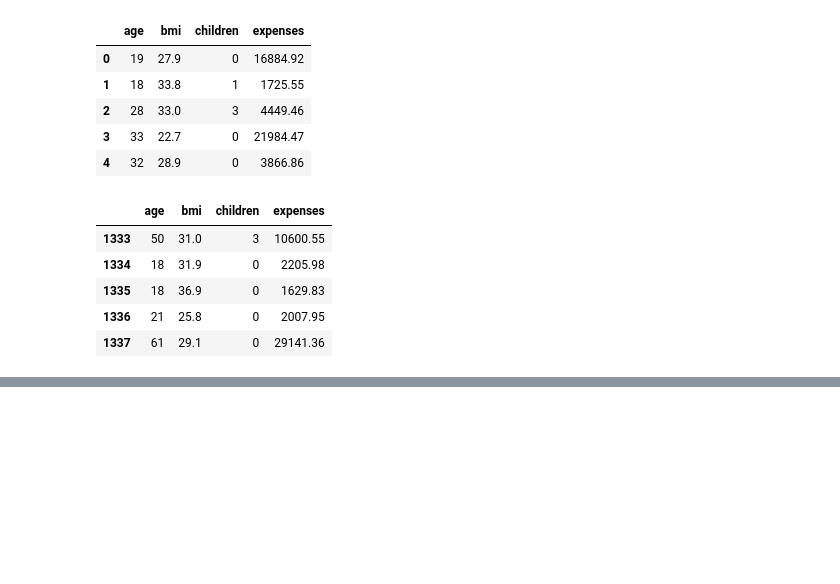
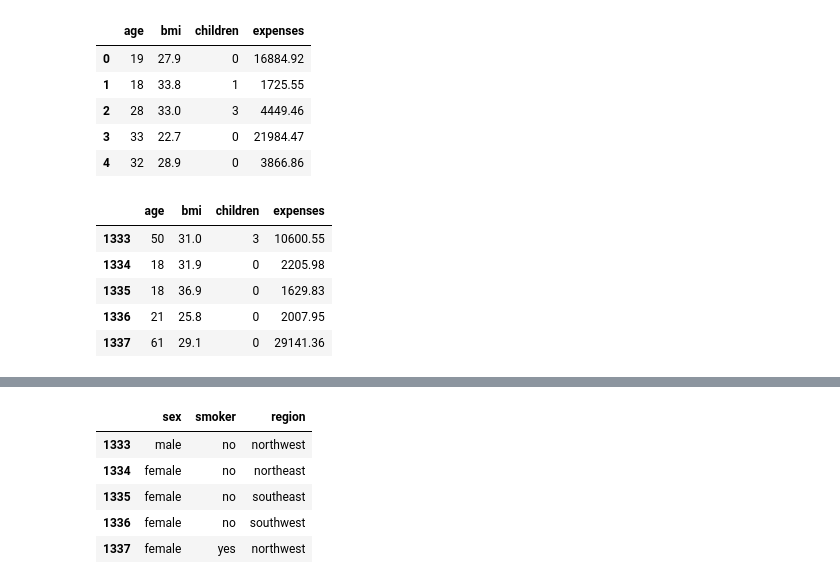
Before and after one commit to iamaakashpal/Insurance-Premium-Prediction, a Jupyter notebook: jupyter_notebook/EDA.ipynb, the cells around one changed output, grey strips where cells are left out. Cells and saved outputs as stored; diff of their text form; code cells hidden in the pictures; blank space fills up the shorter version.

```diff
--- a/jupyter_notebook/EDA.ipynb
+++ b/jupyter_notebook/EDA.ipynb
@@ -125,0 +141,11 @@ dataset[numerical_feature].tail()
+# %%
+# Last 5 records of categorical feature.
+
+dataset[categorical_feature].tail()
+# %% [output]
+|  | sex | smoker | region |
+| 1333 | male | no | northwest |
+| 1334 | female | no | northeast |
+| 1335 | female | no | southeast |
+| 1336 | female | no | southwest |
+| 1337 | female | yes | northwest |
```
Also changed, not shown: parts of 3 cells of this notebook, 1 other file.
